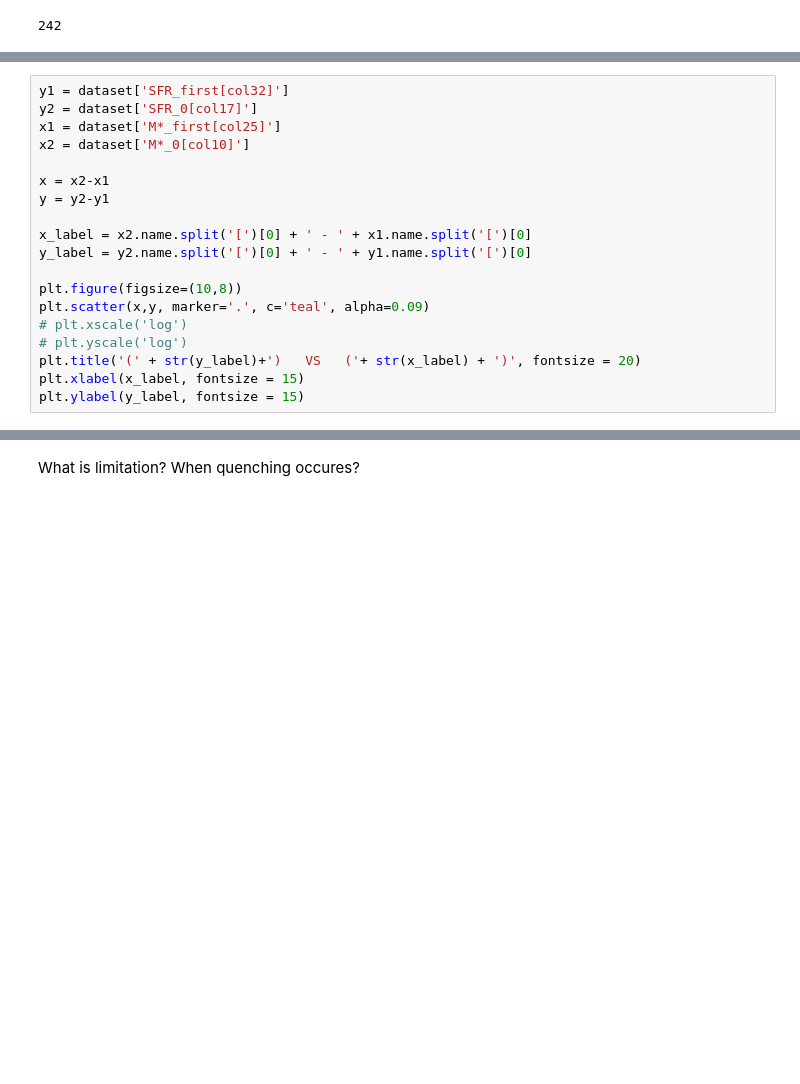
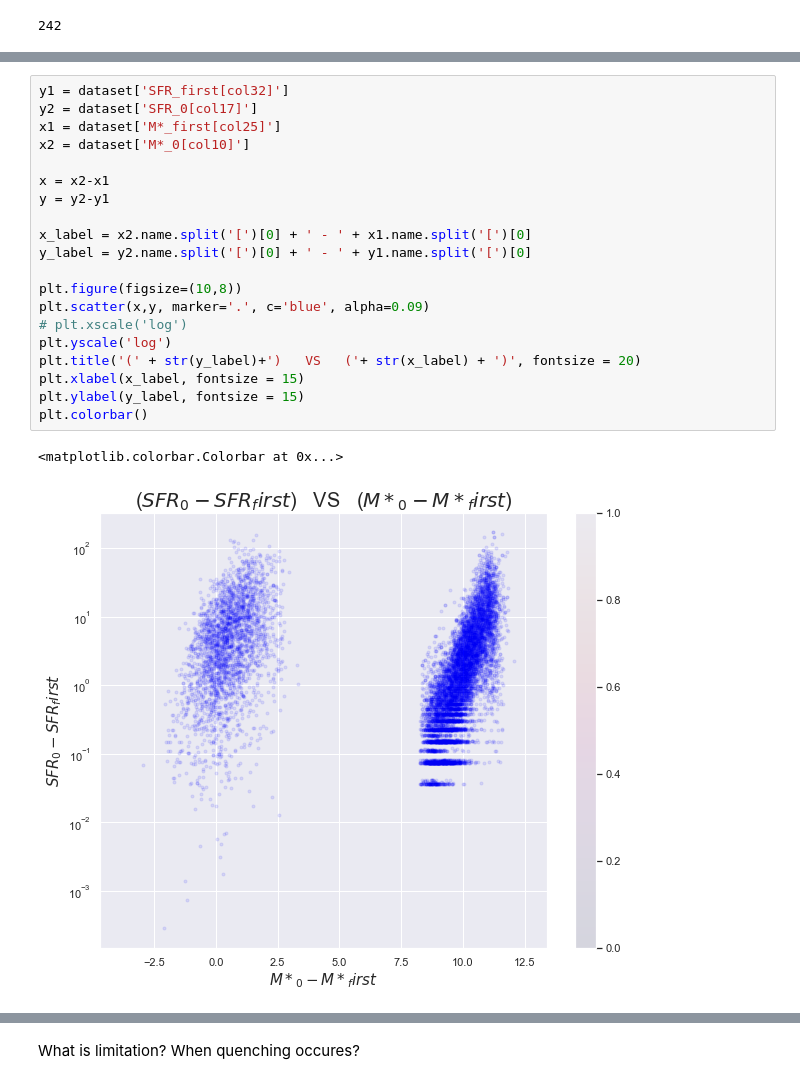
Before and after one commit to halehhajizadeh/Galaxy-Clusters, a Jupyter notebook: visualizing_data.ipynb, the cells around one changed output, grey strips where cells are left out. Saved outputs shown, nothing was run; the diff lists cells and outputs as text; blank space fills up the shorter version.

```diff
--- a/visualizing_data.ipynb
+++ b/visualizing_data.ipynb
@@ -63,22 +85,26 @@ plt.show()
 # %%
 y1 = dataset['SFR_first[col32]']
 y2 = dataset['SFR_0[col17]']
 x1 = dataset['M*_first[col25]']
 x2 = dataset['M*_0[col10]']
 
 x = x2-x1
 y = y2-y1
 
 x_label = x2.name.split('[')[0] + ' - ' + x1.name.split('[')[0]
 y_label = y2.name.split('[')[0] + ' - ' + y1.name.split('[')[0]
 
 plt.figure(figsize=(10,8))
-plt.scatter(x,y, marker='.', c='teal', alpha=0.09)
+plt.scatter(x,y, marker='.', c='blue', alpha=0.09)
 # plt.xscale('log')
-# plt.yscale('log')
+plt.yscale('log')
 plt.title('(' + str(y_label)+')   VS   ('+ str(x_label) + ')', fontsize = 20)
 plt.xlabel(x_label, fontsize = 15)
 plt.ylabel(y_label, fontsize = 15)
+plt.colorbar()
+# %% [output]
+<matplotlib.colorbar.Colorbar at 0x...>
+[figure, added]
 # %%
 y = dataset['Mh_first[col24]']
 x = dataset['z[4]']
```
Also changed, not shown: parts of 12 cells of this notebook.
